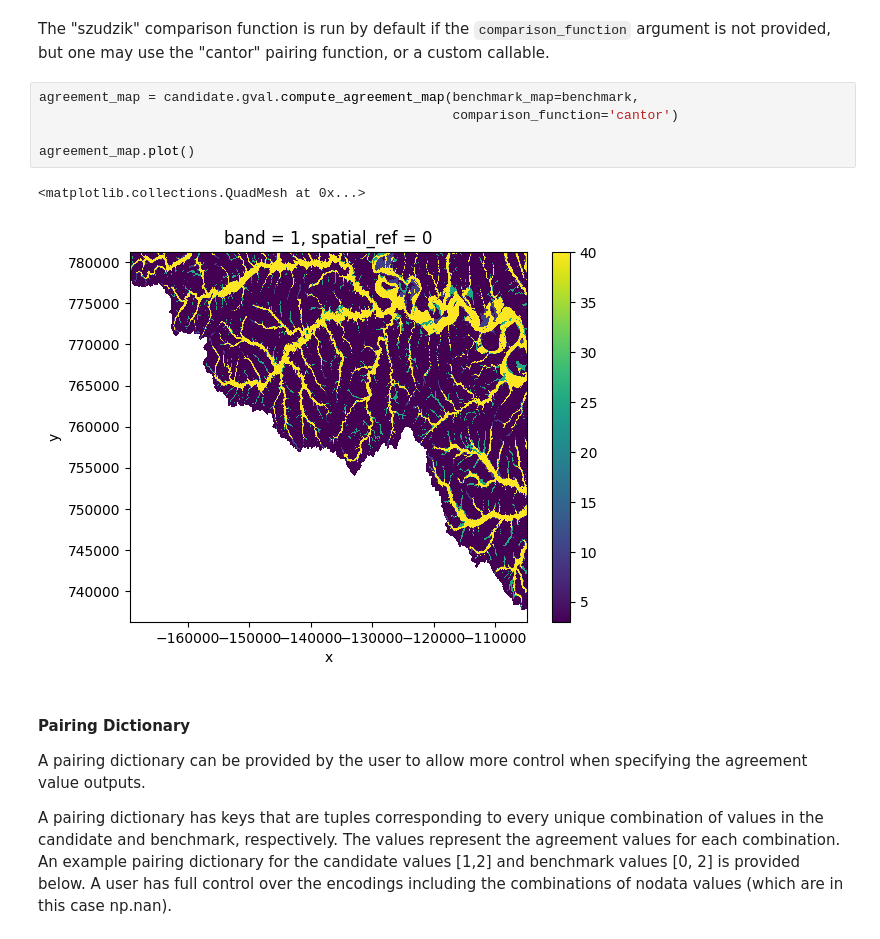
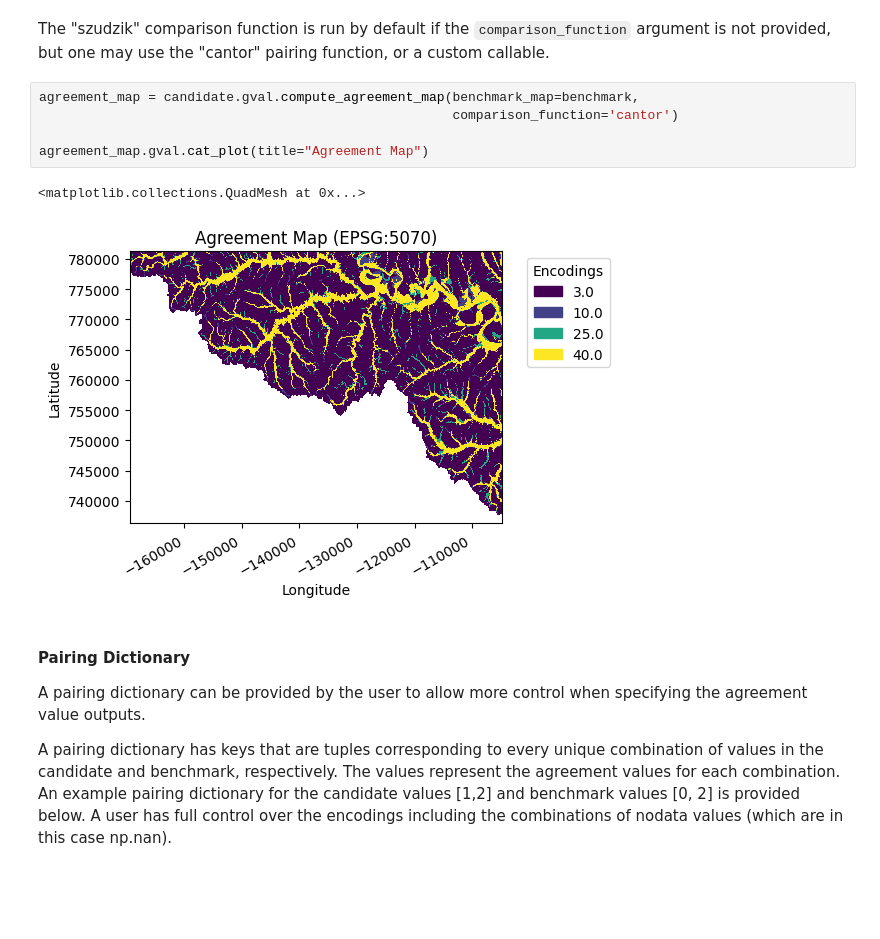
Before and after one commit to NOAA-OWP/gval, a Jupyter notebook: notebooks/Tutorial.ipynb, the cells around one changed output. Saved outputs shown, nothing was run; the diff lists cells and outputs as text; blank space fills up the shorter version.

```diff
--- a/notebooks/Tutorial.ipynb
+++ b/notebooks/Tutorial.ipynb
@@ -93,11 +95,11 @@ The "szudzik" comparison function is run by default if the `comparison_function`
 # %%
 agreement_map = candidate.gval.compute_agreement_map(benchmark_map=benchmark,
                                                      comparison_function='cantor')
 
-agreement_map.plot()
+agreement_map.gval.cat_plot(title="Agreement Map")
 # %% [output]
 <matplotlib.collections.QuadMesh at 0x...>
-[figure, old version]
+[figure, new version]
 # %% [markdown]
 #### Pairing Dictionary
 
```
Also changed, not shown: parts of 5 cells of this notebook, 1 other file.
